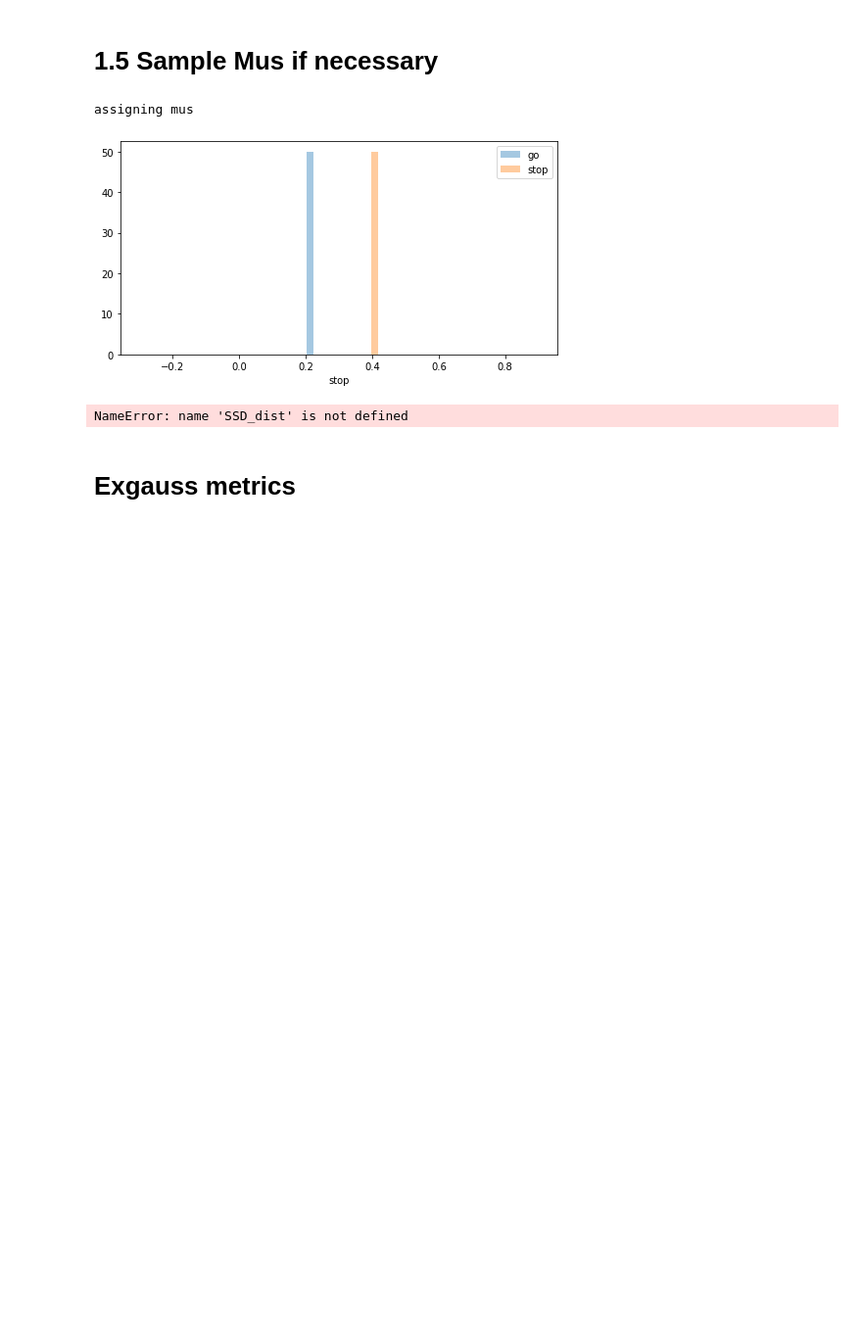
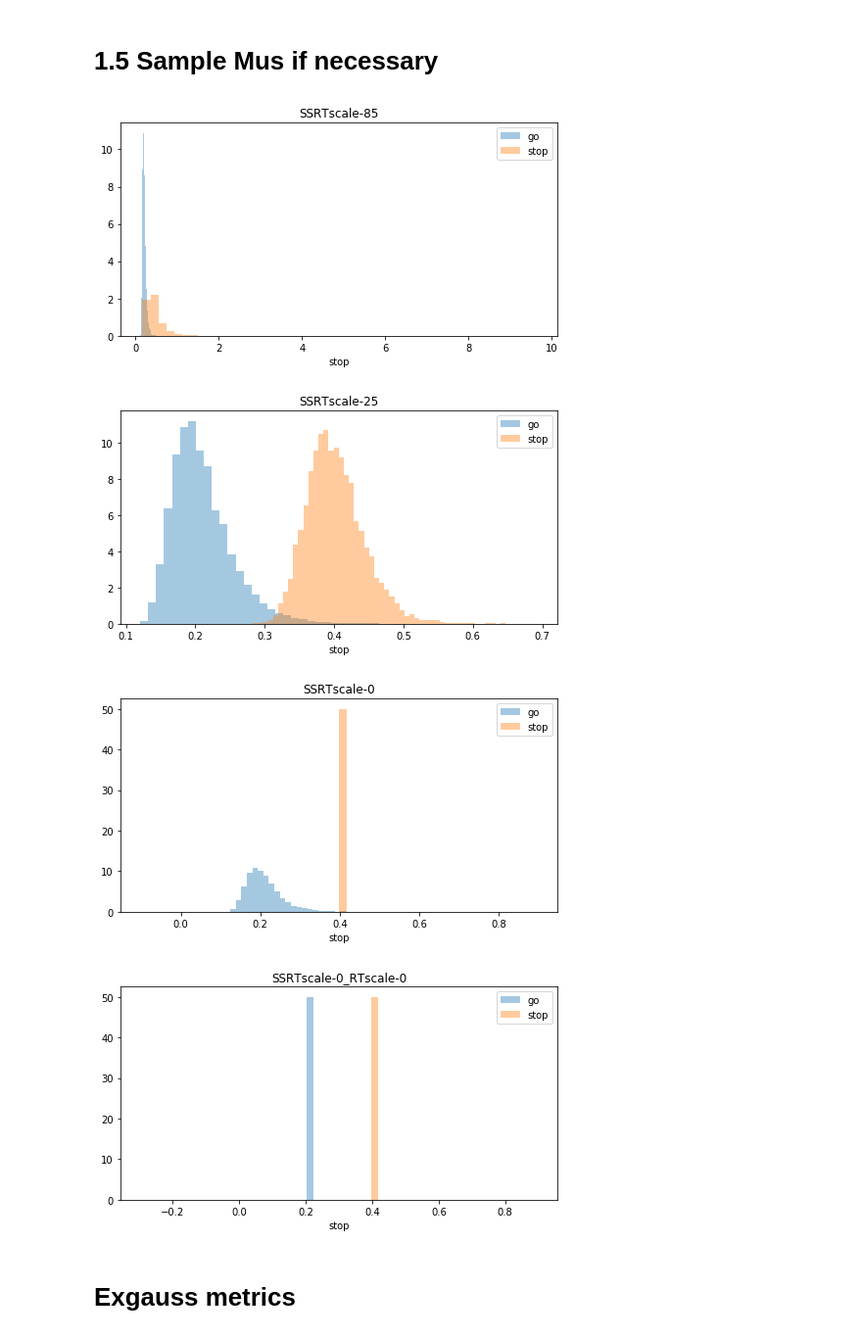
Before and after one commit to henrymj/ABCD_simulations, a Jupyter notebook: 0preprocess_ABCD_get_metrics.ipynb, the cells around one changed output. Shown at 98% size. Saved outputs shown, nothing was run; the diff lists cells and outputs as text; code cells hidden in the pictures; blank space fills up the shorter version.

```diff
--- a/0preprocess_ABCD_get_metrics.ipynb
+++ b/0preprocess_ABCD_get_metrics.ipynb
@@ -233,9 +218,9 @@ SSD_dist_clipped.query("NARGUID == '00LJVZK2'")
 # %% [markdown]
 # 1.5 Sample Mus if necessary
 # %%
-SSRT_SCALE = 0  # 85
-GORT_SCALE = 0 # goRT_var
-
+# MAGIC NUMBERS
+GORT_SCALE = goRT_var
+SSRT_SCALES = [85, 25, 0]
 
 def convert_to_mu(rt, thresh=100, ndt=50):
     # example solve:
@@ -251,32 +236,57 @@ def sample(mean, scale, ndt=50):
         tmp = np.random.normal(loc=mean, scale=scale)
     return tmp
 
-write_out_path = 'abcd_data/assigned_mus.json'
-if not path.exists(write_out_path) or OVERWRITE_MUS:
-    print('assigning mus')
-    mus_dict = {}
-    for sub in SSD_dist.NARGUID.unique():
-        mus_dict[sub] = {}
-        mus_dict[sub]['goRT'] = sample(mean=goRT_loc, scale=GORT_SCALE)
-        mus_dict[sub]['go'] = convert_to_mu(mus_dict[sub]['goRT'])
-        mus_dict[sub]['SSRT'] = sample(mean=ssrt_loc, scale=SSRT_SCALE)
-        mus_dict[sub]['stop'] = convert_to_mu(mus_dict[sub]['SSRT'])
-    with open(write_out_path, 'w') as jp:
-        json.dump(mus_dict, jp)
+def get_mu_suffix(SSRT_SCALE=ssrt_var, GORT_SCALE=goRT_var):
+    stop_str_suffix = 'SSRTscale-%d' % SSRT_SCALE
+    go_str_suffix = ''
+    if GORT_SCALE != goRT_var:
+        go_str_suffix='_RTscale-%d' % GORT_SCALE
+    return '%s%s' % (stop_str_suffix, go_str_suffix)
 
-    # visualize
+def assign_mus(SSRT_SCALE=ssrt_var, GORT_SCALE=goRT_var):
+
+    write_out_path = 'abcd_data/assigned_mus_%s.json' % get_mu_suffix(SSRT_SCALE, GORT_SCALE)
+
+    if not path.exists(write_out_path) or OVERWRITE_MUS:
+        print('assigning mus: %s' % suffix)
+        mus_dict = {}
+        for sub in SSD_dist.NARGUID.unique():
+            mus_dict[sub] = {}
+            mus_dict[sub]['goRT'] = sample(mean=goRT_loc, scale=GORT_SCALE)
+            mus_dict[sub]['go'] = convert_to_mu(mus_dict[sub]['goRT'])
+            mus_dict[sub]['SSRT'] = sample(mean=ssrt_loc, scale=SSRT_SCALE)
+            mus_dict[sub]['stop'] = convert_to_mu(mus_dict[sub]['SSRT'])
+        with open(write_out_path, 'w') as jp:
+            json.dump(mus_dict, jp)
+    return write_out_path
+
+def visualize_mu_dists(write_out_path):
+    with open(write_out_path, 'r') as jf:
+        mus_dict = json.load(jf)
+
+    suffix_str = write_out_path.split('assigned_mus_')[-1].replace('.json', '')
     mu_df = pd.DataFrame(mus_dict).T
     fig = plt.figure(figsize=(8,4))
     ax = sns.distplot(mu_df['go'], kde=False, norm_hist=True, label='go')
     _ = sns.distplot(mu_df['stop'], kde=False,norm_hist=True, ax=ax, label='stop')
     _ = plt.legend()
+    _ = plt.title(suffix_str)
+    plt.show()
+    plt.close()
-# %% [output]
-assigning mus
-[figure, removed]
-# %%
-SSD_dist.NARGUID.unique()
-# %% [output]
-NameError: name 'SSD_dist' is not defined
+# %%
+# MAIN
+for SSRT_SCALE in SSRT_SCALES:
+    mu_path = assign_mus(SSRT_SCALE=SSRT_SCALE)
+    visualize_mu_dists(mu_path)
+
+# Single Individual Case
+mu_path_no_var = assign_mus(SSRT_SCALE=0,GORT_SCALE=0)
+visualize_mu_dists(mu_path_no_var)
+# %% [output]
+[figure, added]
+[figure, added]
+[figure, added]
+[figure, added]
 # %% [markdown]
 # Exgauss metrics
 # %%
```
Also changed, not shown: parts of 8 cells of this notebook, 36 other files.
